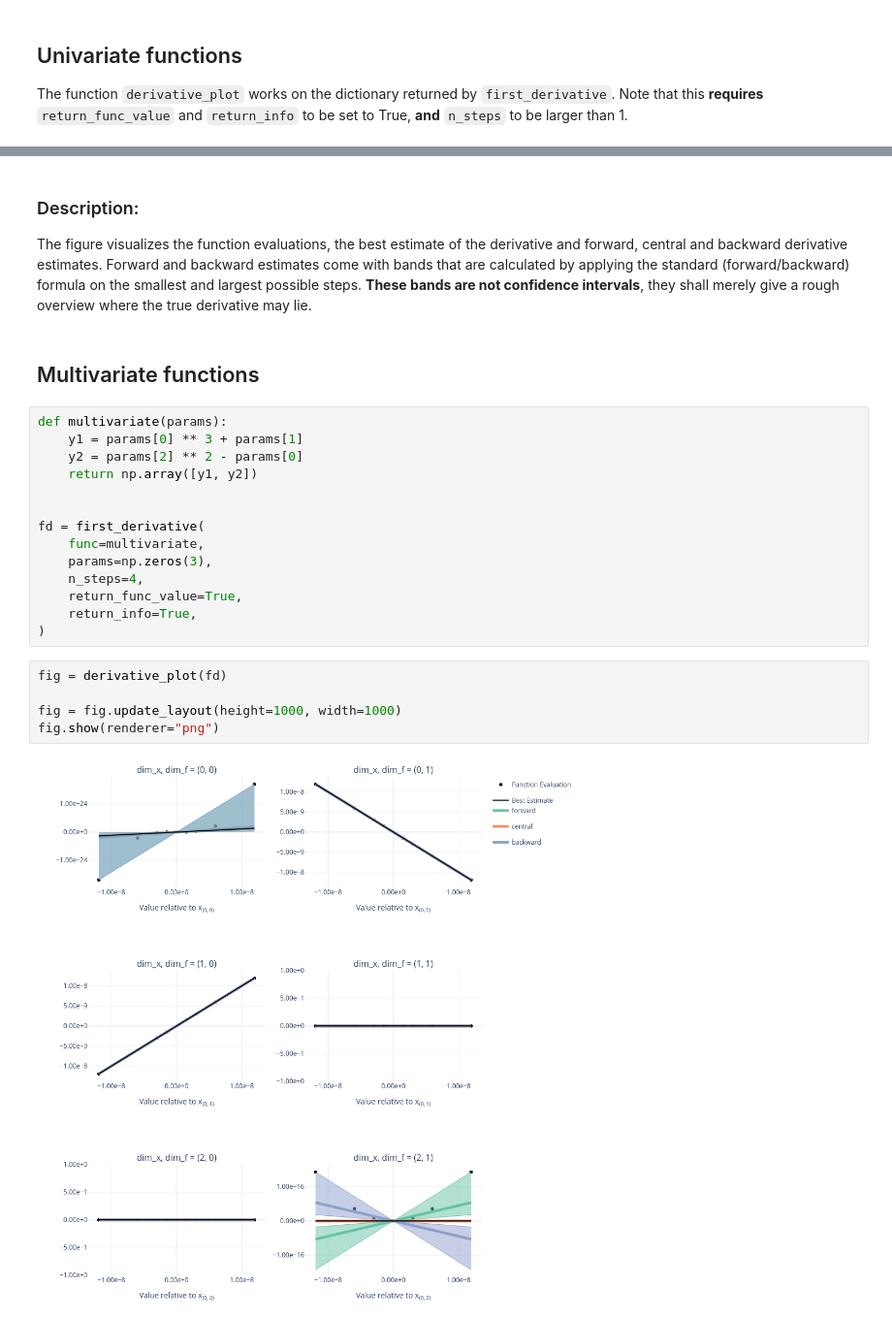
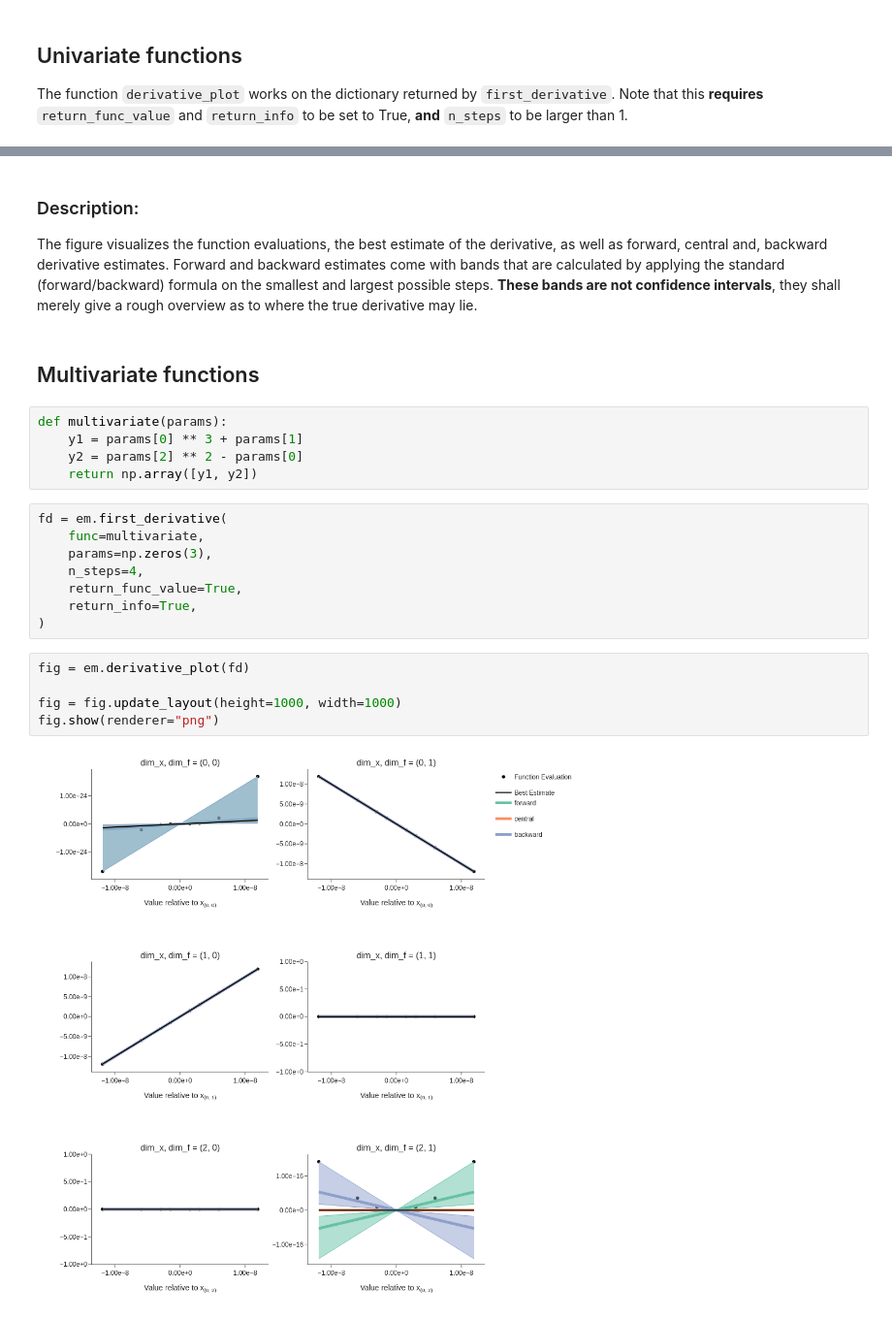
Before and after one commit to OpenSourceEconomics/tranquilo, a Jupyter notebook: docs/source/how_to_guides/differentiation/how_to_plot_derivatives.ipynb, the cells around one changed output, grey strips where cells are left out. Shown at 97% size. Drawn from its saved outputs; the diff is of its cells as text.

```diff
--- a/docs/source/how_to_guides/differentiation/how_to_plot_derivatives.ipynb
+++ b/docs/source/how_to_guides/differentiation/how_to_plot_derivatives.ipynb
@@ -35,17 +31,16 @@ fig.show(renderer="png")
 # %% [markdown]
 ### Description:
 
-The figure visualizes the function evaluations, the best estimate of the derivative and forward, central and backward derivative estimates. Forward and backward estimates come with bands that are calculated by applying the standard (forward/backward) formula on the smallest and largest possible steps. **These bands are not confidence intervals**, they shall merely give a rough overview where the true derivative may lie.
+The figure visualizes the function evaluations, the best estimate of the derivative, as well as forward, central and, backward derivative estimates. Forward and backward estimates come with bands that are calculated by applying the standard (forward/backward) formula on the smallest and largest possible steps. **These bands are not confidence intervals**, they shall merely give a rough overview as to where the true derivative may lie.
 # %% [markdown]
 ## Multivariate functions
+# %%
+def multivariate(params):
+    y1 = params[0] ** 3 + params[1]
+    y2 = params[2] ** 2 - params[0]
+    return np.array([y1, y2])
 # %%
-def multivariate(params):
-    y1 = params[0] ** 3 + params[1]
-    y2 = params[2] ** 2 - params[0]
-    return np.array([y1, y2])
-
-
-fd = first_derivative(
+fd = em.first_derivative(
     func=multivariate,
     params=np.zeros(3),
     n_steps=4,
@@ -53,9 +48,9 @@ fd = first_derivative(
     return_info=True,
 )
 # %%
-fig = derivative_plot(fd)
+fig = em.derivative_plot(fd)
 
 fig = fig.update_layout(height=1000, width=1000)
 fig.show(renderer="png")
 # %% [output]
-[figure, old version]
+[figure, new version]
```
Also changed, not shown: parts of 6 cells of this notebook, 46 other files.
